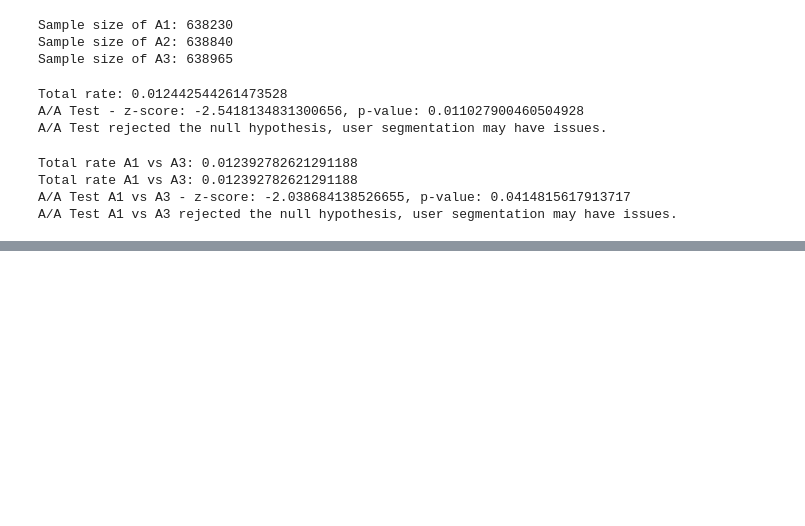
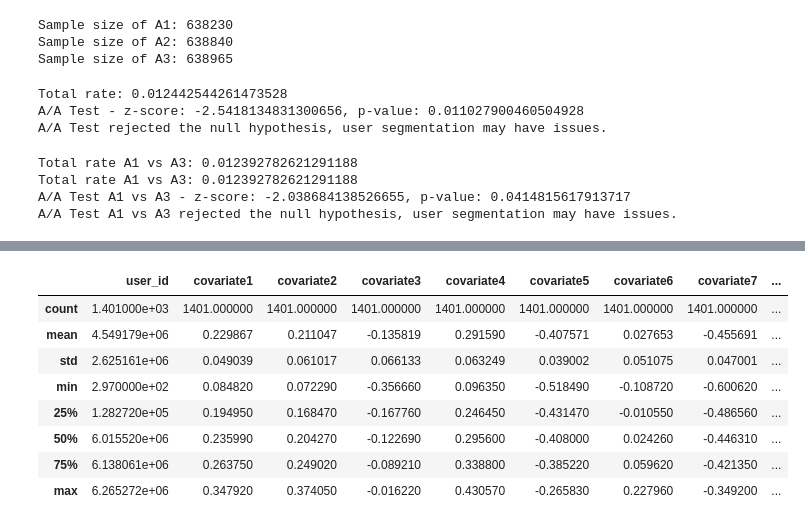
Before and after one commit to eventually11/ABtest_project, a Jupyter notebook: ABtest_driver_clothes.ipynb, the cells around one changed output, grey strips where cells are left out. Drawn from its saved outputs; the diff is of its cells as text; code cells hidden in the pictures; blank space fills up the shorter version.

```diff
--- a/ABtest_driver_clothes.ipynb
+++ b/ABtest_driver_clothes.ipynb
@@ -250,0 +397,12 @@ A/A Test A1 vs A3 rejected the null hypothesis, user segmentation may have issue
+# %%
+matched_df.describe()
+# %% [output]
+|  | user_id | covariate1 | covariate2 | covariate3 | covariate4 | covariate5 | covariate6 | covariate7 | ... |
+| count | 1.401000e+03 | 1401.000000 | 1401.000000 | 1401.000000 | 1401.000000 | 1401.000000 | 1401.000000 | 1401.000000 | ... |
+| mean | 4.549179e+06 | 0.229867 | 0.211047 | -0.135819 | 0.291590 | -0.407571 | 0.027653 | -0.455691 | ... |
+| std | 2.625161e+06 | 0.049039 | 0.061017 | 0.066133 | 0.063249 | 0.039002 | 0.051075 | 0.047001 | ... |
+| min | 2.970000e+02 | 0.084820 | 0.072290 | -0.356660 | 0.096350 | -0.518490 | -0.108720 | -0.600620 | ... |
+| 25% | 1.282720e+05 | 0.194950 | 0.168470 | -0.167760 | 0.246450 | -0.431470 | -0.010550 | -0.486560 | ... |
+| 50% | 6.015520e+06 | 0.235990 | 0.204270 | -0.122690 | 0.295600 | -0.408000 | 0.024260 | -0.446310 | ... |
+| 75% | 6.138061e+06 | 0.263750 | 0.249020 | -0.089210 | 0.338800 | -0.385220 | 0.059620 | -0.421350 | ... |
+| max | 6.265272e+06 | 0.347920 | 0.374050 | -0.016220 | 0.430570 | -0.265830 | 0.227960 | -0.349200 | ... |
```
Also changed, not shown: parts of 14 cells of this notebook, 1 other file.
